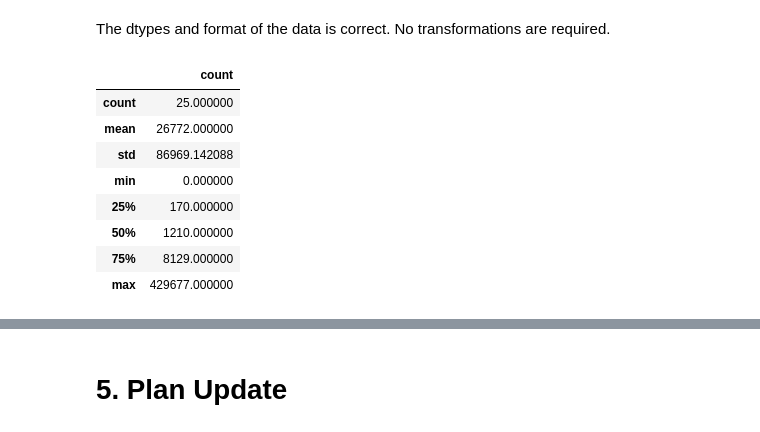
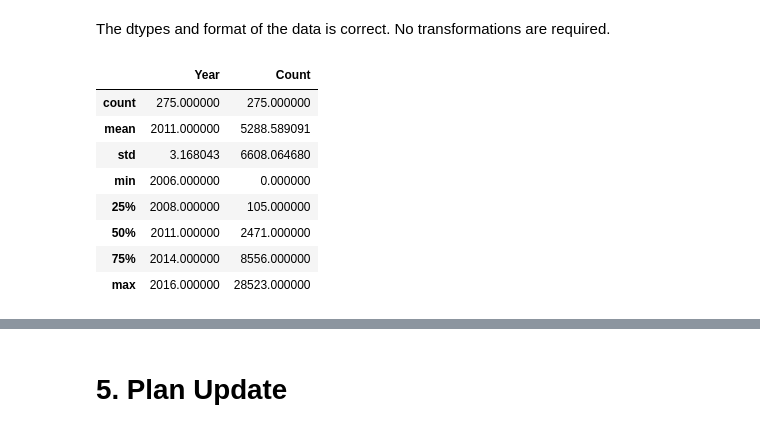
Before and after one commit to GermainZ/AppliedDataAnalysisProject, a Jupyter notebook: data_pipeline.ipynb, the cells around one changed output, grey strips where cells are left out. Saved outputs shown, nothing was run; the diff lists cells and outputs as text; code cells hidden in the pictures.

Commit message:
Finish analysis and update Reddit data collection code

```diff
--- a/data_pipeline.ipynb
+++ b/data_pipeline.ipynb
@@ -228,0 +228,3 @@ reddit_comments_df.head(5)
+# %%
+reddit_df = pd.read_csv(DATA_DIR + '/reddit_results.csv')
+reddit_df.head(5)
@@ -737,14 +749,14 @@ print(reddit_comments_df.dtypes)
 The dtypes and format of the data is correct. No transformations are required.
 # %%
 # Describe the data.
-reddit_comments_df.describe()
+reddit_df.describe()
 # %% [output]
-|  | count |
-| count | 25.000000 |
-| mean | 26772.000000 |
-| std | 86969.142088 |
-| min | 0.000000 |
-| 25% | 170.000000 |
-| 50% | 1210.000000 |
-| 75% | 8129.000000 |
-| max | 429677.000000 |
+|  | Year | Count |
+| count | 275.000000 | 275.000000 |
+| mean | 2011.000000 | 5288.589091 |
+| std | 3.168043 | 6608.064680 |
+| min | 2006.000000 | 0.000000 |
+| 25% | 2008.000000 | 105.000000 |
+| 50% | 2011.000000 | 2471.000000 |
+| 75% | 2014.000000 | 8556.000000 |
+| max | 2016.000000 | 28523.000000 |
```
Also changed, not shown: parts of 20 cells of this notebook, 2 other files.
